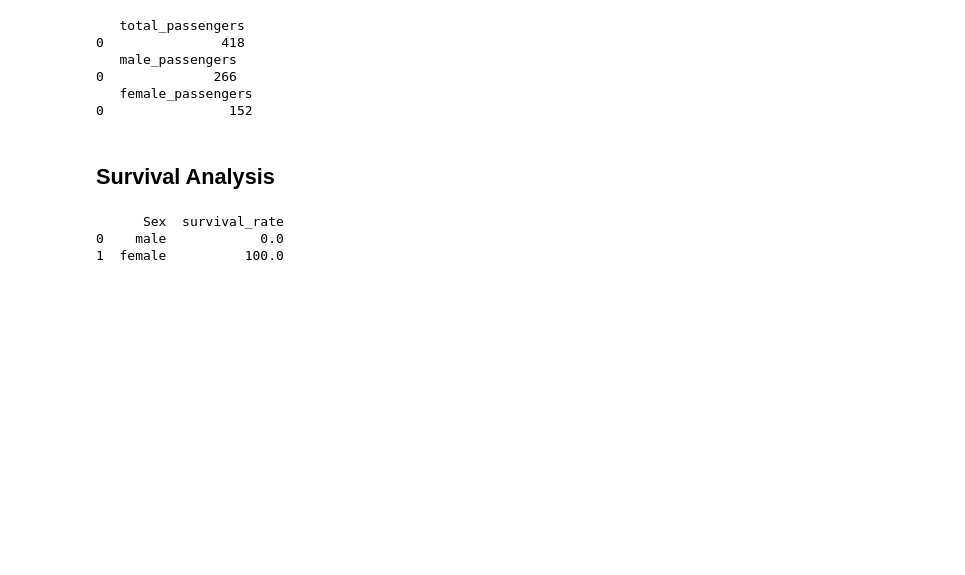
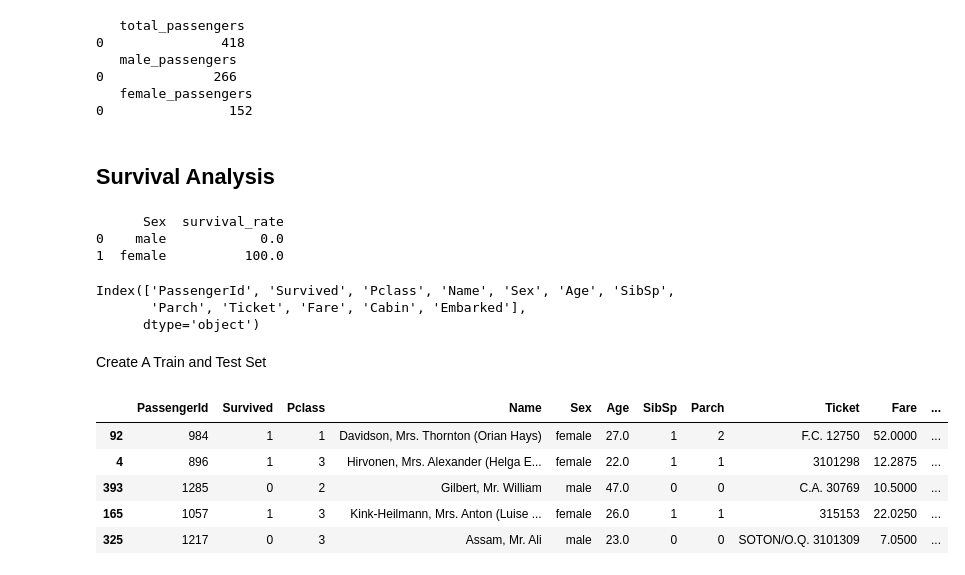
Before and after one commit to Josiah-njoroge/algorithimic-trading, a Jupyter notebook: notebook0597cb7b53.ipynb, the cells around one changed output. Saved outputs shown, nothing was run; the diff lists cells and outputs as text; code cells hidden in the pictures; blank space fills up the shorter version.

```diff
--- a/notebook0597cb7b53.ipynb
+++ b/notebook0597cb7b53.ipynb
@@ -283,3 +284,31 @@ print(average_survival_rate)
       Sex  survival_rate
 0    male            0.0
 1  female          100.0
+# %%
+df.columns
+# %% [output]
+Index(['PassengerId', 'Survived', 'Pclass', 'Name', 'Sex', 'Age', 'SibSp',
+       'Parch', 'Ticket', 'Fare', 'Cabin', 'Embarked'],
+      dtype='object')
+# %% [markdown]
+Create A Train and Test Set
+# %%
+from sklearn.model_selection import StratifiedShuffleSplit
+# Initialize stratifiedshufflesplit
+split = StratifiedShuffleSplit(n_splits = 1, test_size = 0.2, random_state = 42)
+# Perform sampling based on the passenger class
+# The split method returns indices for both the train and test set
+for train_index, test_index in split.split(df, df["Pclass"]):
+    # select the rows for the train_set
+    strat_train_set = df.loc[train_index]
+
+    #select rows for the test_set
+    strat_test_set = df.loc[test_index]
+strat_train_set.head()
+# %% [output]
+|  | PassengerId | Survived | Pclass | Name | Sex | Age | SibSp | Parch | Ticket | Fare | ... |
+| 92 | 984 | 1 | 1 | Davidson, Mrs. Thornton (Orian Hays) | female | 27.0 | 1 | 2 | F.C. 12750 | 52.0000 | ... |
+| 4 | 896 | 1 | 3 | Hirvonen, Mrs. Alexander (Helga E... | female | 22.0 | 1 | 1 | 3101298 | 12.2875 | ... |
+| 393 | 1285 | 0 | 2 | Gilbert, Mr. William | male | 47.0 | 0 | 0 | C.A. 30769 | 10.5000 | ... |
+| 165 | 1057 | 1 | 3 | Kink-Heilmann, Mrs. Anton (Luise ... | female | 26.0 | 1 | 1 | 315153 | 22.0250 | ... |
+| 325 | 1217 | 0 | 3 | Assam, Mr. Ali | male | 23.0 | 0 | 0 | SOTON/O.Q. 3101309 | 7.0500 | ... |
```
Also changed, not shown: parts of 1 cell of this notebook.
